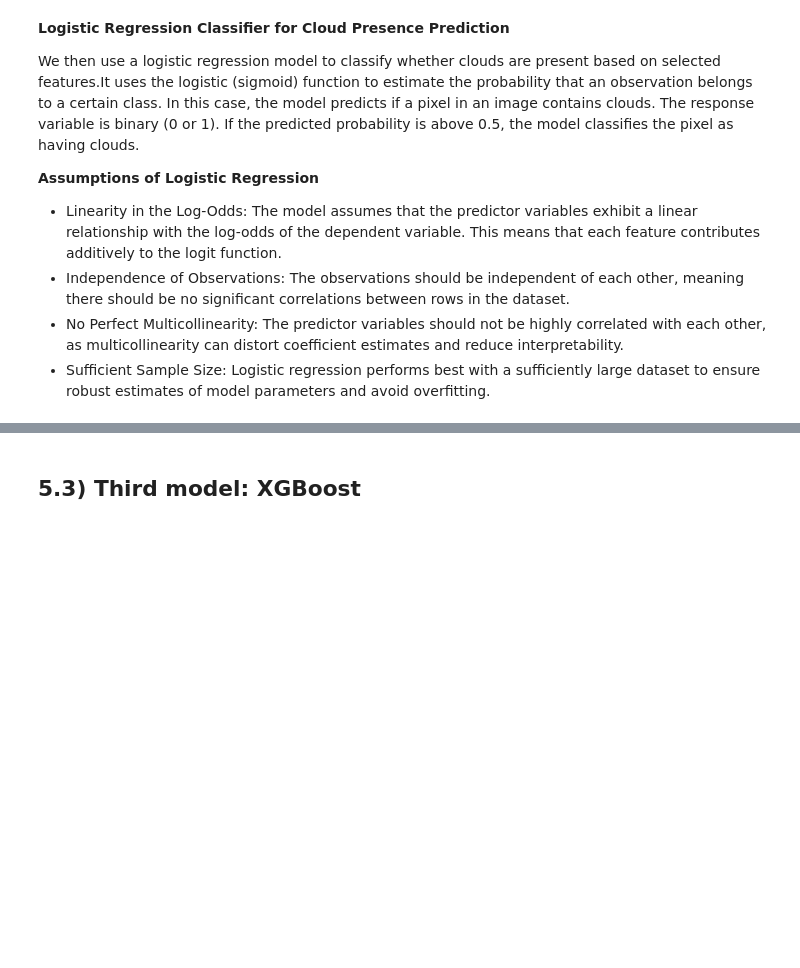
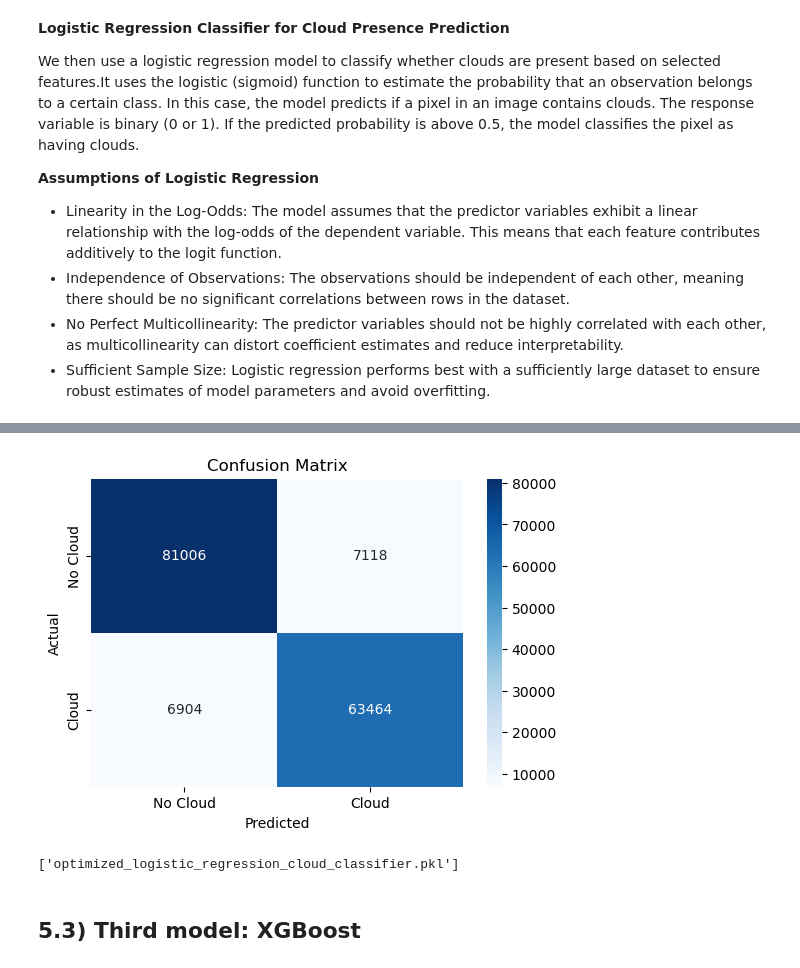
Before and after one commit to lunamk1/lab2, a Jupyter notebook: code/lab2.ipynb, the cells around one changed output, grey strips where cells are left out. Cells and saved outputs as stored; diff of their text form; code cells hidden in the pictures; blank space fills up the shorter version.

```diff
--- a/code/lab2.ipynb
+++ b/code/lab2.ipynb
@@ -951,7 +953,8 @@ import os
 
 # change to local dir
 # data_dir = "/Users/kk/Documents/GitHub/lab2/featured_image"  # Kathy's directory
-data_dir = '/jet/home/cpestell/lab2/featured_image'
+data_dir = "/jet/home/kli9/featured_image"
+# data_dir = '/jet/home/cpestell/lab2/featured_image'
 embedded_files = ["O012791_ae.csv", "O013257_ae.csv", "O013490_ae.csv"]
 
 # ========== Load Embedded Features ==========
@@ -1294,0 +1219,61 @@ Variance Inflation Factor (VIF):
+# %%
+import numpy as np
+import pandas as pd
+from sklearn.linear_model import LogisticRegression
+from sklearn.model_selection import GridSearchCV
+from sklearn.metrics import accuracy_score, roc_auc_score, classification_report, confusion_matrix
+import joblib
+import matplotlib.pyplot as plt
+import seaborn as sns
+
+# define hyperparameter
+param_grid = {
+    'C': [0.01, 0.1, 1, 10],  # regularization parameter
+    'solver': ['liblinear', 'lbfgs']  # solvers
+}
+
+log_reg = LogisticRegression(random_state=42, max_iter=1000)
+best_models = []
+
+# 4-fold cross validation
+for fold_idx, ((train_sets, val_set)) in enumerate(cv_splits):
+    print(f"\nTraining on fold {fold_idx + 1}")
+
+    # combine training data
+    train_df = pd.concat(train_sets)
+    X_train, y_train = train_df.drop(columns=["label", "image_id", "y", "x"]), train_df["label"]
+    X_val, y_val = val_set.drop(columns=["label", "image_id", "y", "x"]), val_set["label"]
+
+    # grid search
+    grid_search = GridSearchCV(log_reg, param_grid, scoring='roc_auc', n_jobs=-1, verbose=2)
+    grid_search.fit(X_train, y_train)
+
+    best_models.append(grid_search.best_estimator_)
+    print(f"Best Params for fold {fold_idx + 1}: {grid_search.best_params_}")
+
+# select the best model from cv
+best_log_reg = max(best_models, key=lambda model: model.score(X_train, y_train))
+
+# testing with image3
+X_test, y_test = image3.drop(columns=["label", "image_id", "y", "x"]), image3["label"]
+y_pred = best_log_reg.predict(X_test)
+y_pred_proba = best_log_reg.predict_proba(X_test)[:, 1]
+
+accuracy = accuracy_score(y_test, y_pred)
+roc_auc = roc_auc_score(y_test, y_pred_proba)
+print("\nFinal Model Performance on Test Set:")
+print(f"Accuracy: {accuracy:.4f}")
+print(f"ROC AUC Score: {roc_auc:.4f}")
+print("\nClassification Report:\n", classification_report(y_test, y_pred))
+
+# confusion matrix analysis
+conf_matrix = confusion_matrix(y_test, y_pred)
+plt.figure(figsize=(6, 4))
+sns.heatmap(conf_matrix, annot=True, fmt='d', cmap='Blues', xticklabels=["No Cloud", "Cloud"], yticklabels=["No Cloud", "Cloud"])
+plt.xlabel("Predicted")
+plt.ylabel("Actual")
+plt.title("Confusion Matrix")
+plt.show()
+
+joblib.dump(best_log_reg, "optimized_logistic_regression_cloud_classifier.pkl")
+# %% [output]
@@ -1295,3 +1297,5 @@ Variance Inflation Factor (VIF):
+[figure, added]
+['optimized_logistic_regression_cloud_classifier.pkl']
 # %% [markdown]
 ## 5.3) Third model: XGBoost
 # %%
```
Also changed, not shown: parts of 8 cells of this notebook.
